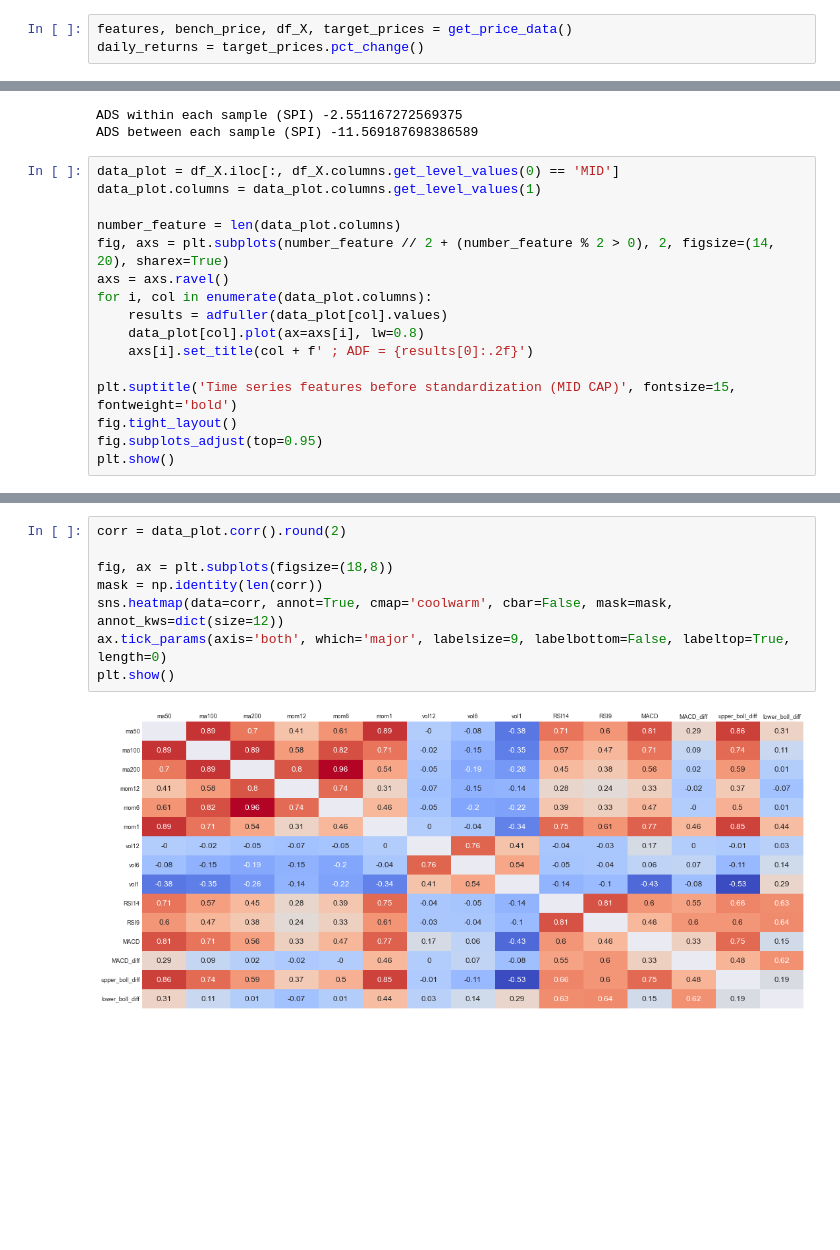
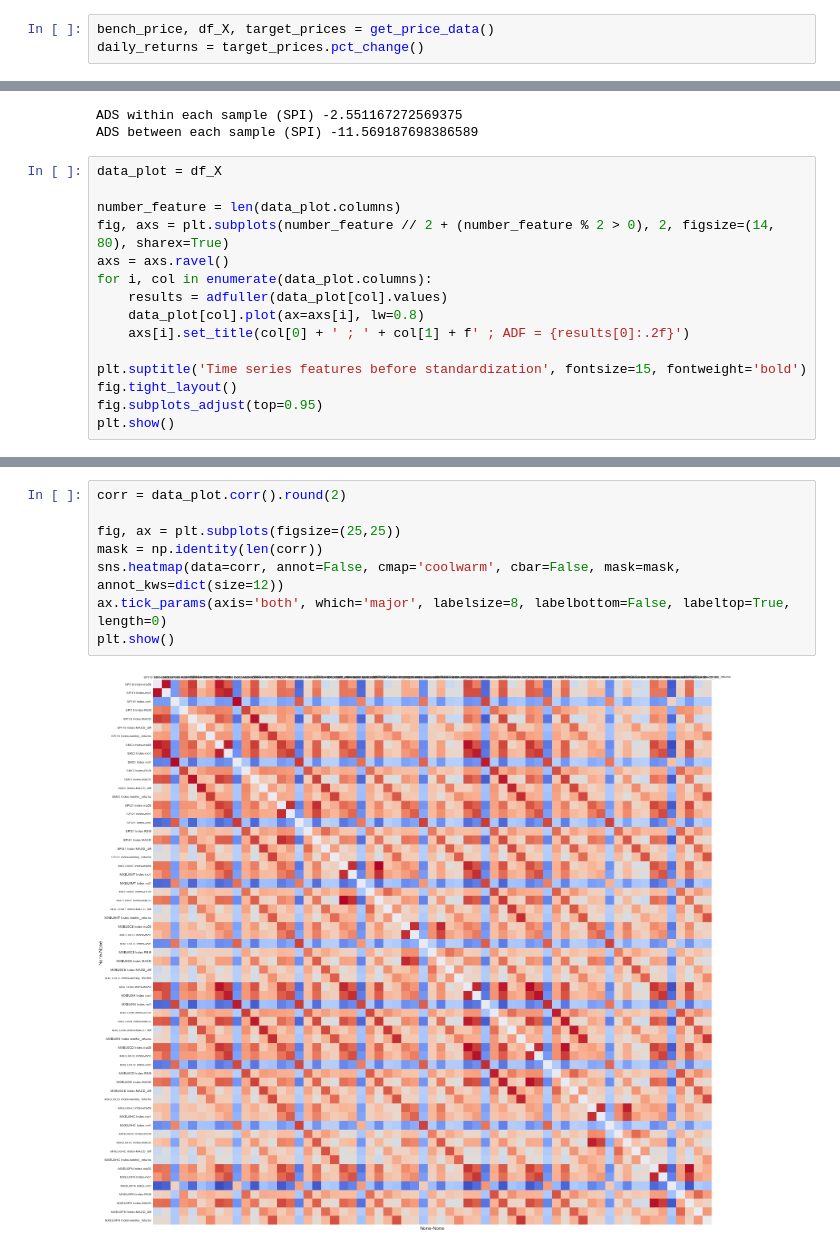
Before and after one commit to lacoupe/BCVS, a Jupyter notebook: SW/size/size.ipynb, the cells around one changed output, grey strips where cells are left out. Drawn from its saved outputs; the diff is of its cells as text; blank space fills up the shorter version.

```diff
--- a/SW/size/size.ipynb
+++ b/SW/size/size.ipynb
@@ -29,3 +19,3 @@ indices_price.head()
 # %%
-features, bench_price, df_X, target_prices = get_price_data()
+bench_price, df_X, target_prices = get_price_data()
 daily_returns = target_prices.pct_change()
@@ -142,18 +207,17 @@ print('ADS between each sample (SPI)', ads_mean_input)
 ADS within each sample (SPI) -2.551167272569375
 ADS between each sample (SPI) -11.569187698386589
 # %%
-data_plot = df_X.iloc[:, df_X.columns.get_level_values(0) == 'MID']
-data_plot.columns = data_plot.columns.get_level_values(1)
+data_plot = df_X
 
 number_feature = len(data_plot.columns)
-fig, axs = plt.subplots(number_feature // 2 + (number_feature % 2 > 0), 2, figsize=(14, 20), sharex=True)
+fig, axs = plt.subplots(number_feature // 2 + (number_feature % 2 > 0), 2, figsize=(14, 80), sharex=True)
 axs = axs.ravel()
 for i, col in enumerate(data_plot.columns):
     results = adfuller(data_plot[col].values)
     data_plot[col].plot(ax=axs[i], lw=0.8)
-    axs[i].set_title(col + f' ; ADF = {results[0]:.2f}')
+    axs[i].set_title(col[0] + ' ; ' + col[1] + f' ; ADF = {results[0]:.2f}')
 
-plt.suptitle('Time series features before standardization (MID CAP)', fontsize=15, fontweight='bold')
+plt.suptitle('Time series features before standardization', fontsize=15, fontweight='bold')
 fig.tight_layout()
 fig.subplots_adjust(top=0.95)
 plt.show()
@@ -162,10 +226,10 @@ plt.show()
 # %%
 corr = data_plot.corr().round(2)
 
-fig, ax = plt.subplots(figsize=(18,8))
+fig, ax = plt.subplots(figsize=(25,25))
 mask = np.identity(len(corr))
-sns.heatmap(data=corr, annot=True, cmap='coolwarm', cbar=False, mask=mask, annot_kws=dict(size=12))
-ax.tick_params(axis='both', which='major', labelsize=9, labelbottom=False, labeltop=True, length=0)
+sns.heatmap(data=corr, annot=False, cmap='coolwarm', cbar=False, mask=mask, annot_kws=dict(size=12))
+ax.tick_params(axis='both', which='major', labelsize=8, labelbottom=False, labeltop=True, length=0)
 plt.show()
 # %% [output]
-[figure, old version]
+[figure, new version]
```
Also changed, not shown: parts of 12 cells of this notebook, 5 other files.
